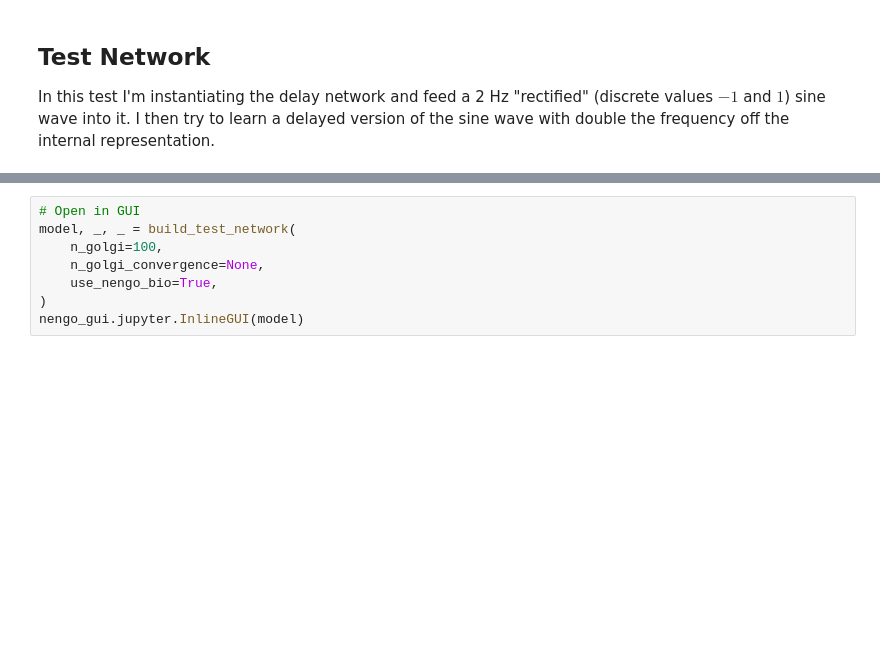
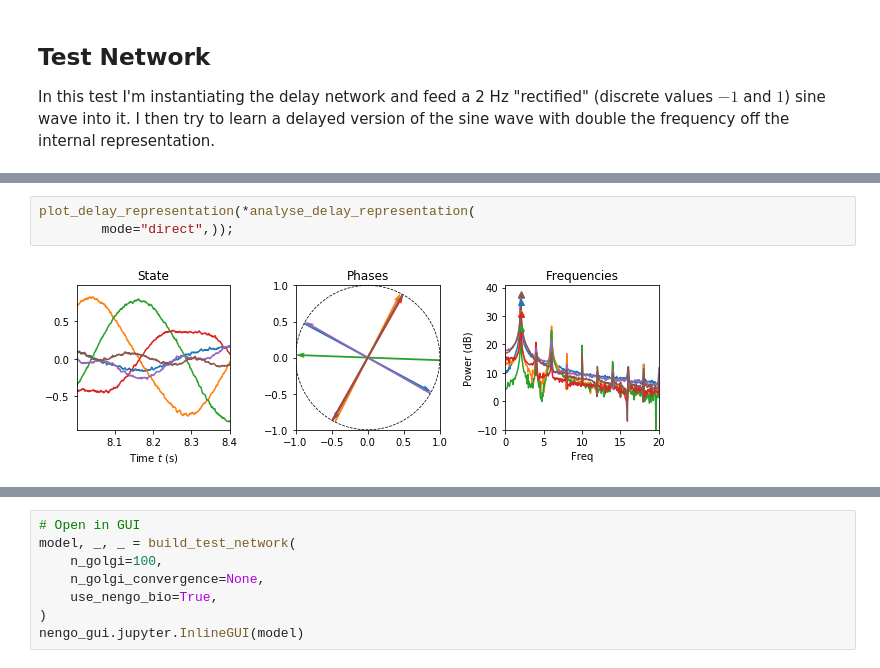
Before and after one commit to ctn-waterloo/cogsci2020-cerebellum, a Jupyter notebook: notebooks/Golgi Granule Delay Network.ipynb, the cells around one changed output, grey strips where cells are left out. Drawn from its saved outputs; the diff is of its cells as text; blank space fills up the shorter version.

```diff
--- a/notebooks/Golgi Granule Delay Network.ipynb
+++ b/notebooks/Golgi Granule Delay Network.ipynb
@@ -137,3 +193,8 @@ def plot_delay_representation(ts, ys, Ys, freqs):
     fig.tight_layout()
 
     return fig, axs
+# %%
+plot_delay_representation(*analyse_delay_representation(
+        mode="direct",));
+# %% [output]
+[figure, added]
```
Also changed, not shown: parts of 15 cells of this notebook, 1 other file.
